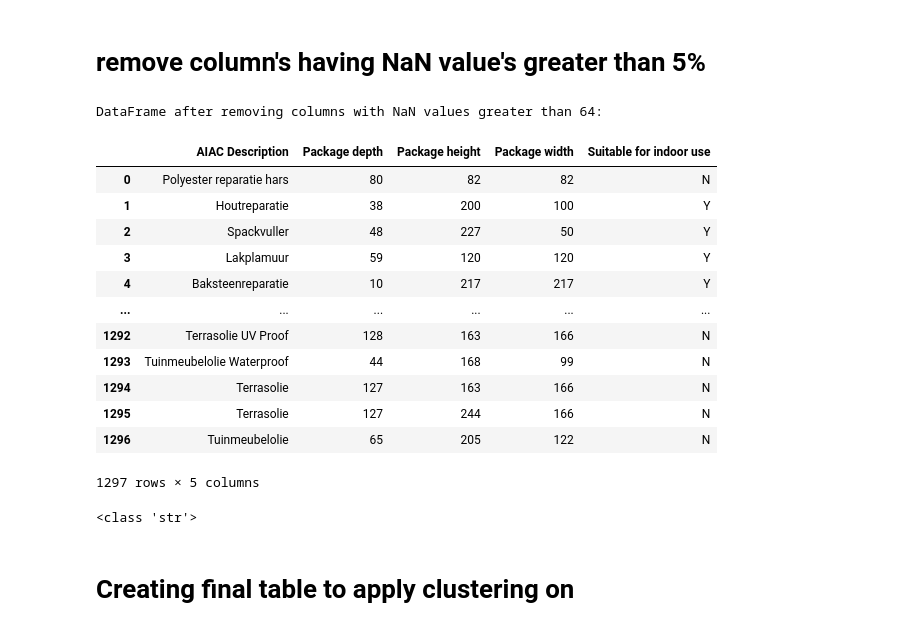
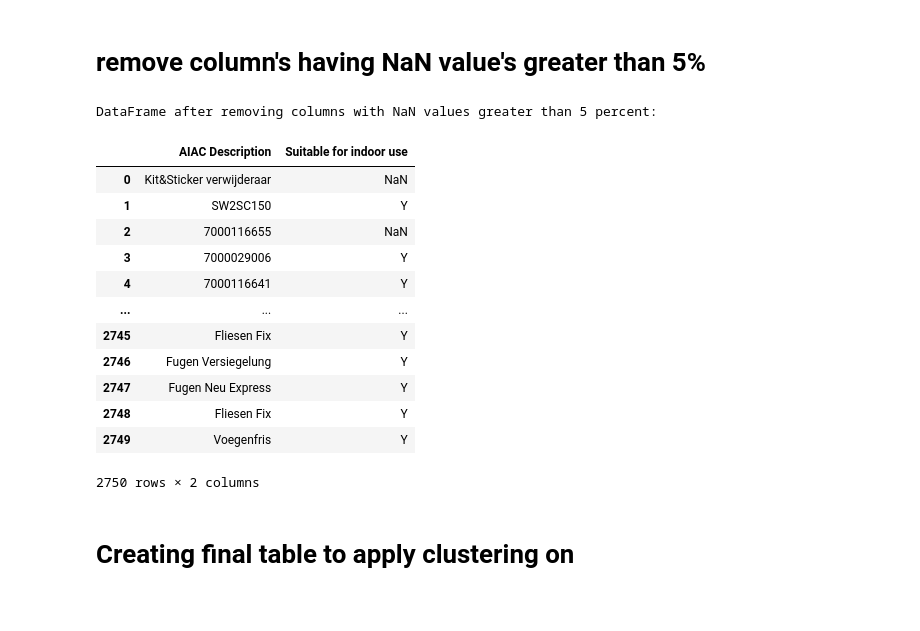
Before and after one commit to hardik4555/stibo-final-s-clustering-, a Jupyter notebook: stibo_finals.ipynb, the cells around one changed output. Saved outputs shown, nothing was run; the diff lists cells and outputs as text; code cells hidden in the pictures.

```diff
--- a/stibo_finals.ipynb
+++ b/stibo_finals.ipynb
@@ -490,7 +437,7 @@ print(X)
 # **Applying SVD to reduce dimensionality**
 # %%
 # Apply TruncatedSVD to reduce dimensionality
-svd = TruncatedSVD(n_components=50)
+svd = TruncatedSVD(n_components=150) #Taking 150 column's
 X_svd = svd.fit_transform(X)
 X_svd
 # %% [output]
@@ -510,19 +457,16 @@ array([[ 0.1468884 ,  0.24317596,  0.4780453 , ..., -0.06181447,
 # %% [markdown]
 # **Checking optimal value of K using elbow method**
 # %%
-num_clusters = 5
-kmeans = KMeans(n_clusters=num_clusters, random_state=42)
-cluster_data['Cluster'] = kmeans.fit_predict(X_svd)
 
 # Calculate the within-cluster sum of squares (WCSS) for different values of k
 wcss = []
-for i in range(1, 10):
+for i in range(1, 20):
     kmeans = KMeans(n_clusters=i, random_state=42)
     kmeans.fit(X_svd)
     wcss.append(kmeans.inertia_)
 
 # Plot the Elbow Method to determine the optimal number of clusters
-plt.plot(range(1, 10), wcss, marker='o', linestyle='-', color='b')
+plt.plot(range(1, 20), wcss, marker='o', linestyle='-', color='b')
 plt.title('Elbow Method for Optimal k')
 plt.xlabel('Number of Clusters (k)')
 plt.ylabel('Within-Cluster Sum of Squares (WCSS)')
@@ -537,6 +476,7 @@ See the caveats in the documentation: https://pandas.pydata.org/pandas-docs/stab
 # %% [markdown]
 # **Fitting the Model**
 # %%
-num_clusters = 10
+num_clusters = 5
 kmeans = KMeans(n_clusters=num_clusters, random_state=42)
-cluster_data['Cluster'] = kmeans.fit_predict(X_svd)
+cluster_labels=kmeans.fit_predict(X_svd)
+cluster_data['Cluster'] = cluster_labels
@@ -615,7 +571,7 @@ Number of unique rows in the DataFrame: 3779
 # %% [markdown]
 # **Saving information of each cluster in a different CSV file**
 # %%
-for i in range(10):
+for i in range(5):
   c=cluster_data[cluster_data['Cluster']==i]
   c.to_csv('/content/drive/MyDrive/database_analysis/'+'cluster_'+str(i)+'.csv')
 # %% [markdown]
@@ -801,34 +738,30 @@ new_df
 # %%
 # Calculate the number of NaN values in each column
 nan_counts = new_df.isna().sum()
 
 # Get the names of columns where NaN values exceed 64
-columns_to_remove = nan_counts[nan_counts > 64].index
+columns_to_remove = nan_counts[nan_counts > ((10/100)*len(new_df['AIAC Description']))].index
 
 # Remove columns from DataFrame
 new_df = new_df.drop(columns=columns_to_remove)
 
-print("DataFrame after removing columns with NaN values greater than 64:")
+print("DataFrame after removing columns with NaN values greater than 5 percent:")
 new_df
 # %% [output]
-DataFrame after removing columns with NaN values greater than 64:
+DataFrame after removing columns with NaN values greater than 5 percent:
-|  | AIAC Description | Package depth | Package height | Package width | Suitable for indoor use |
-| 0 | Polyester reparatie hars | 80 | 82 | 82 | N |
-| 1 | Houtreparatie | 38 | 200 | 100 | Y |
-| 2 | Spackvuller | 48 | 227 | 50 | Y |
-| 3 | Lakplamuur | 59 | 120 | 120 | Y |
-| 4 | Baksteenreparatie | 10 | 217 | 217 | Y |
-| ... | ... | ... | ... | ... | ... |
-| 1292 | Terrasolie UV Proof | 128 | 163 | 166 | N |
-| 1293 | Tuinmeubelolie Waterproof | 44 | 168 | 99 | N |
-| 1294 | Terrasolie | 127 | 163 | 166 | N |
-| 1295 | Terrasolie | 127 | 244 | 166 | N |
-| 1296 | Tuinmeubelolie | 65 | 205 | 122 | N |
+|  | AIAC Description | Suitable for indoor use |
+| 0 | Kit&Sticker verwijderaar | NaN |
+| 1 | SW2SC150 | Y |
+| 2 | 7000116655 | NaN |
+| 3 | 7000029006 | Y |
+| 4 | 7000116641 | Y |
+| ... | ... | ... |
+| 2745 | Fliesen Fix | Y |
+| 2746 | Fugen Versiegelung | Y |
+| 2747 | Fugen Neu Express | Y |
+| 2748 | Fliesen Fix | Y |
+| 2749 | Voegenfris | Y |
-1297 rows × 5 columns
+2750 rows × 2 columns
-# %%
-print(type(new_df['Package height'][0]))
-# %% [output]
-<class 'str'>
 # %% [markdown]
 # **Creating final table to apply clustering on**
 # %%
```
Also changed, not shown: parts of 49 cells of this notebook.
